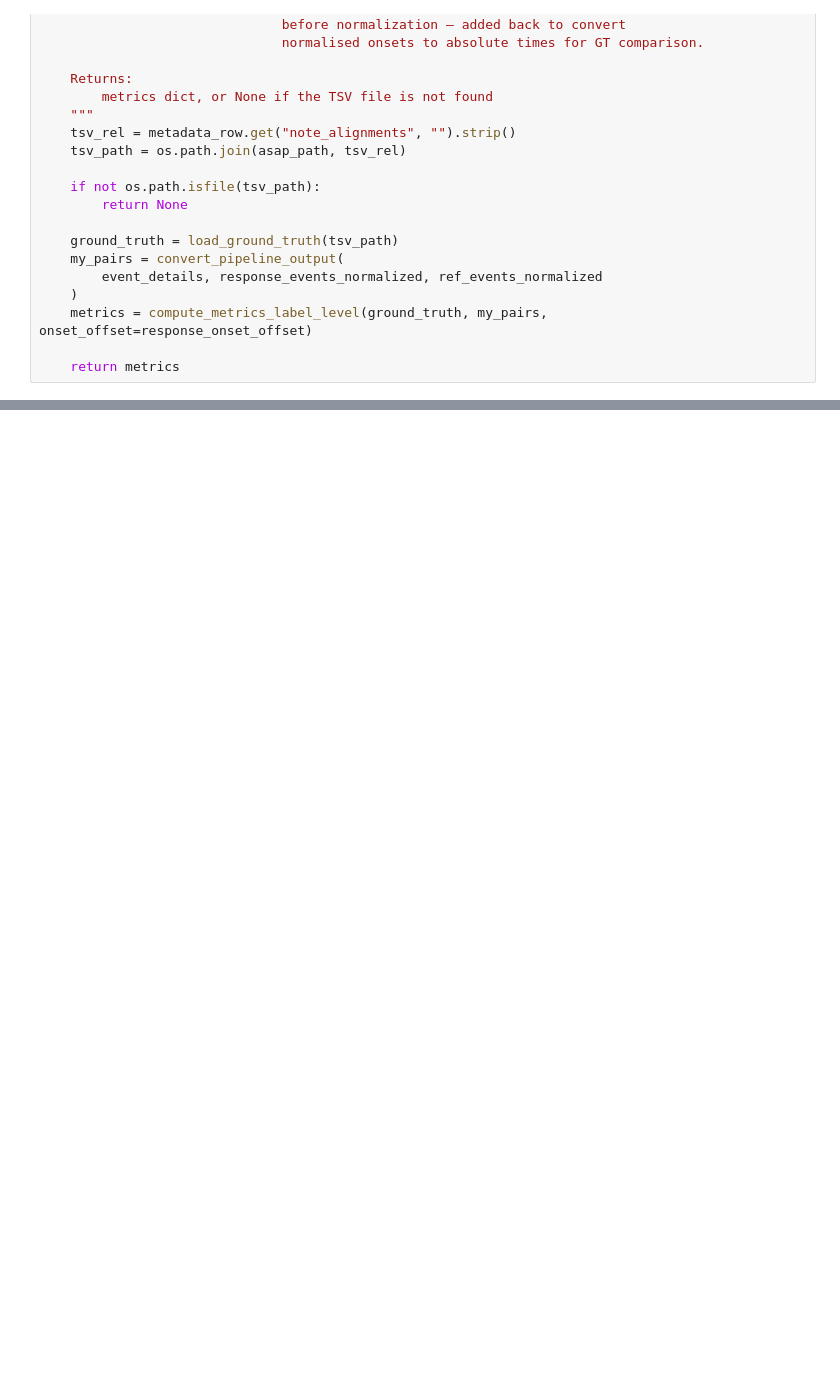
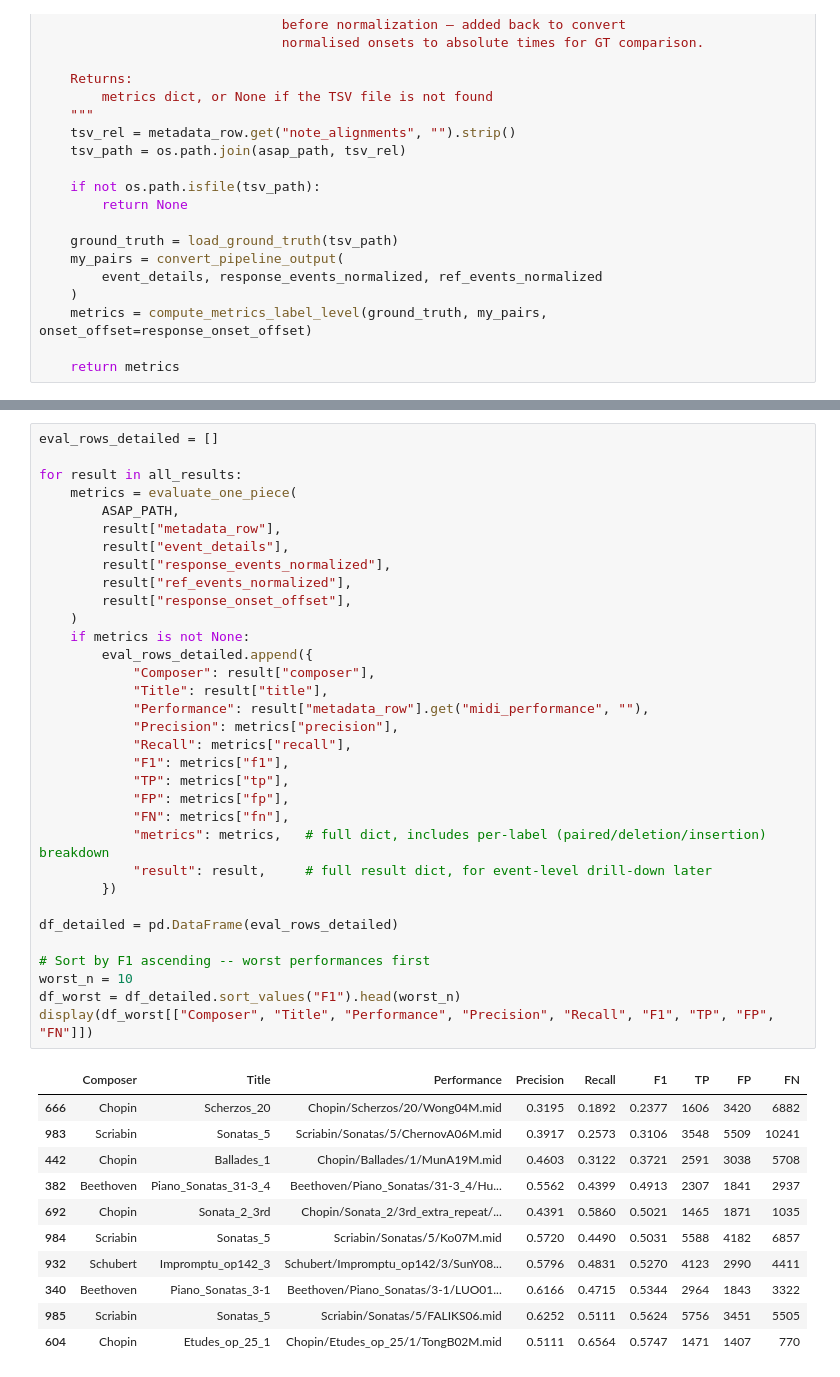
Before and after one commit to lambda-feedback/compareMusic, a Jupyter notebook: notebooks/Alignment_on_ASAPdataset.ipynb, the cells around one changed output, grey strips where cells are left out. Drawn from its saved outputs; the diff is of its cells as text; blank space fills up the shorter version.

```diff
--- a/notebooks/Alignment_on_ASAPdataset.ipynb
+++ b/notebooks/Alignment_on_ASAPdataset.ipynb
@@ -614,3 +607,48 @@ Skipped 30 piece(s) due to missing TSV file.
 Mean Precision: 0.8391
 Mean Recall : 0.8628
 Mean F1 : 0.8502
+# %%
+eval_rows_detailed = []
+
+for result in all_results:
+    metrics = evaluate_one_piece(
+        ASAP_PATH,
+        result["metadata_row"],
+        result["event_details"],
+        result["response_events_normalized"],
+        result["ref_events_normalized"],
+        result["response_onset_offset"],
+    )
+    if metrics is not None:
+        eval_rows_detailed.append({
+            "Composer": result["composer"],
+            "Title": result["title"],
+            "Performance": result["metadata_row"].get("midi_performance", ""),
+            "Precision": metrics["precision"],
+            "Recall": metrics["recall"],
+            "F1": metrics["f1"],
+            "TP": metrics["tp"],
+            "FP": metrics["fp"],
+            "FN": metrics["fn"],
+            "metrics": metrics,   # full dict, includes per-label (paired/deletion/insertion) breakdown
+            "result": result,     # full result dict, for event-level drill-down later
+        })
+
+df_detailed = pd.DataFrame(eval_rows_detailed)
+
+# Sort by F1 ascending -- worst performances first
+worst_n = 10
+df_worst = df_detailed.sort_values("F1").head(worst_n)
+display(df_worst[["Composer", "Title", "Performance", "Precision", "Recall", "F1", "TP", "FP", "FN"]])
+# %% [output]
+|  | Composer | Title | Performance | Precision | Recall | F1 | TP | FP | FN |
+| 666 | Chopin | Scherzos_20 | Chopin/Scherzos/20/Wong04M.mid | 0.3195 | 0.1892 | 0.2377 | 1606 | 3420 | 6882 |
+| 983 | Scriabin | Sonatas_5 | Scriabin/Sonatas/5/ChernovA06M.mid | 0.3917 | 0.2573 | 0.3106 | 3548 | 5509 | 10241 |
+| 442 | Chopin | Ballades_1 | Chopin/Ballades/1/MunA19M.mid | 0.4603 | 0.3122 | 0.3721 | 2591 | 3038 | 5708 |
+| 382 | Beethoven | Piano_Sonatas_31-3_4 | Beethoven/Piano_Sonatas/31-3_4/Hu... | 0.5562 | 0.4399 | 0.4913 | 2307 | 1841 | 2937 |
+| 692 | Chopin | Sonata_2_3rd | Chopin/Sonata_2/3rd_extra_repeat/... | 0.4391 | 0.5860 | 0.5021 | 1465 | 1871 | 1035 |
+| 984 | Scriabin | Sonatas_5 | Scriabin/Sonatas/5/Ko07M.mid | 0.5720 | 0.4490 | 0.5031 | 5588 | 4182 | 6857 |
+| 932 | Schubert | Impromptu_op142_3 | Schubert/Impromptu_op142/3/SunY08... | 0.5796 | 0.4831 | 0.5270 | 4123 | 2990 | 4411 |
+| 340 | Beethoven | Piano_Sonatas_3-1 | Beethoven/Piano_Sonatas/3-1/LUO01... | 0.6166 | 0.4715 | 0.5344 | 2964 | 1843 | 3322 |
+| 985 | Scriabin | Sonatas_5 | Scriabin/Sonatas/5/FALIKS06.mid | 0.6252 | 0.5111 | 0.5624 | 5756 | 3451 | 5505 |
+| 604 | Chopin | Etudes_op_25_1 | Chopin/Etudes_op_25/1/TongB02M.mid | 0.5111 | 0.6564 | 0.5747 | 1471 | 1407 | 770 |
```
Also changed, not shown: parts of 12 cells of this notebook, 1 other file.
